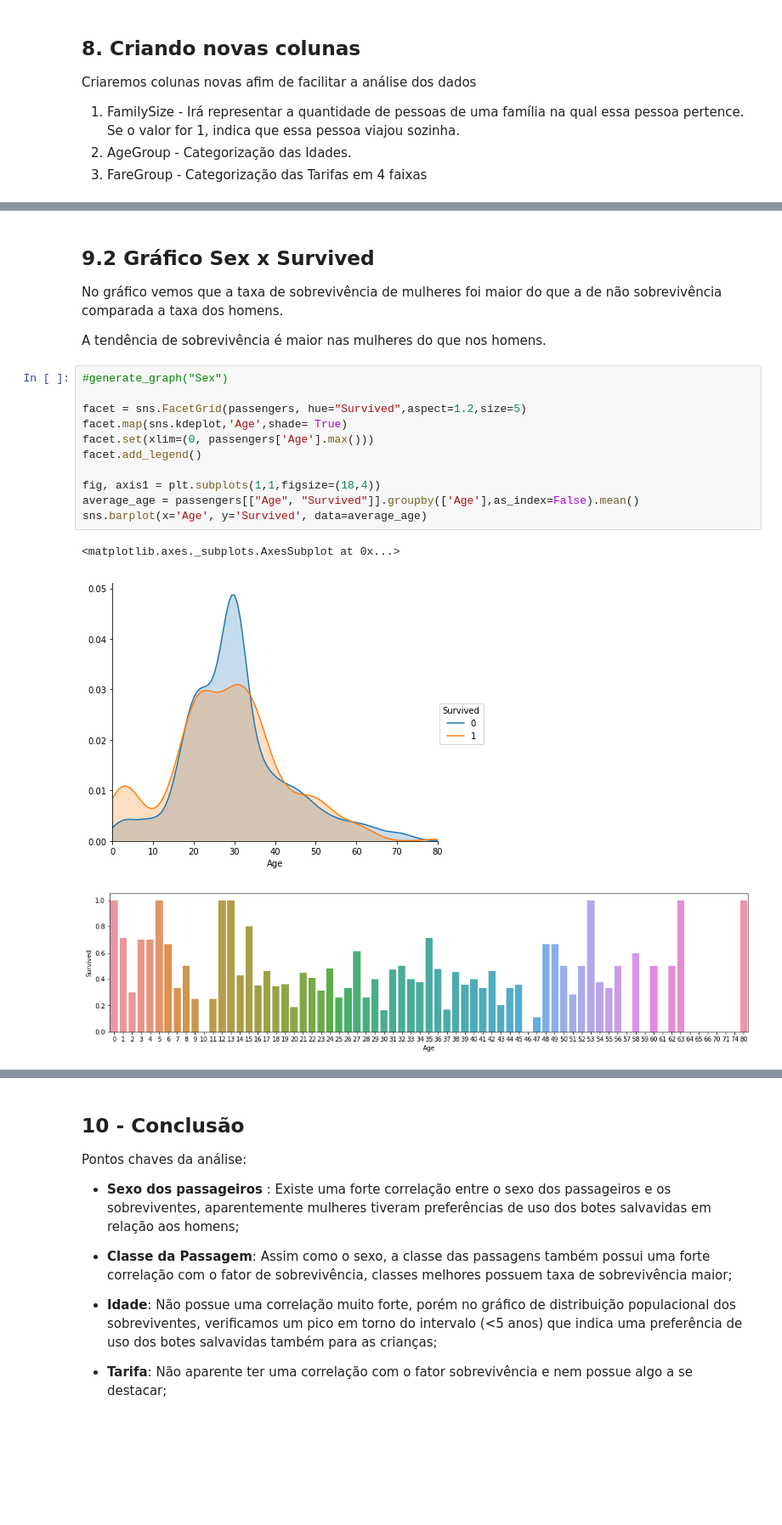
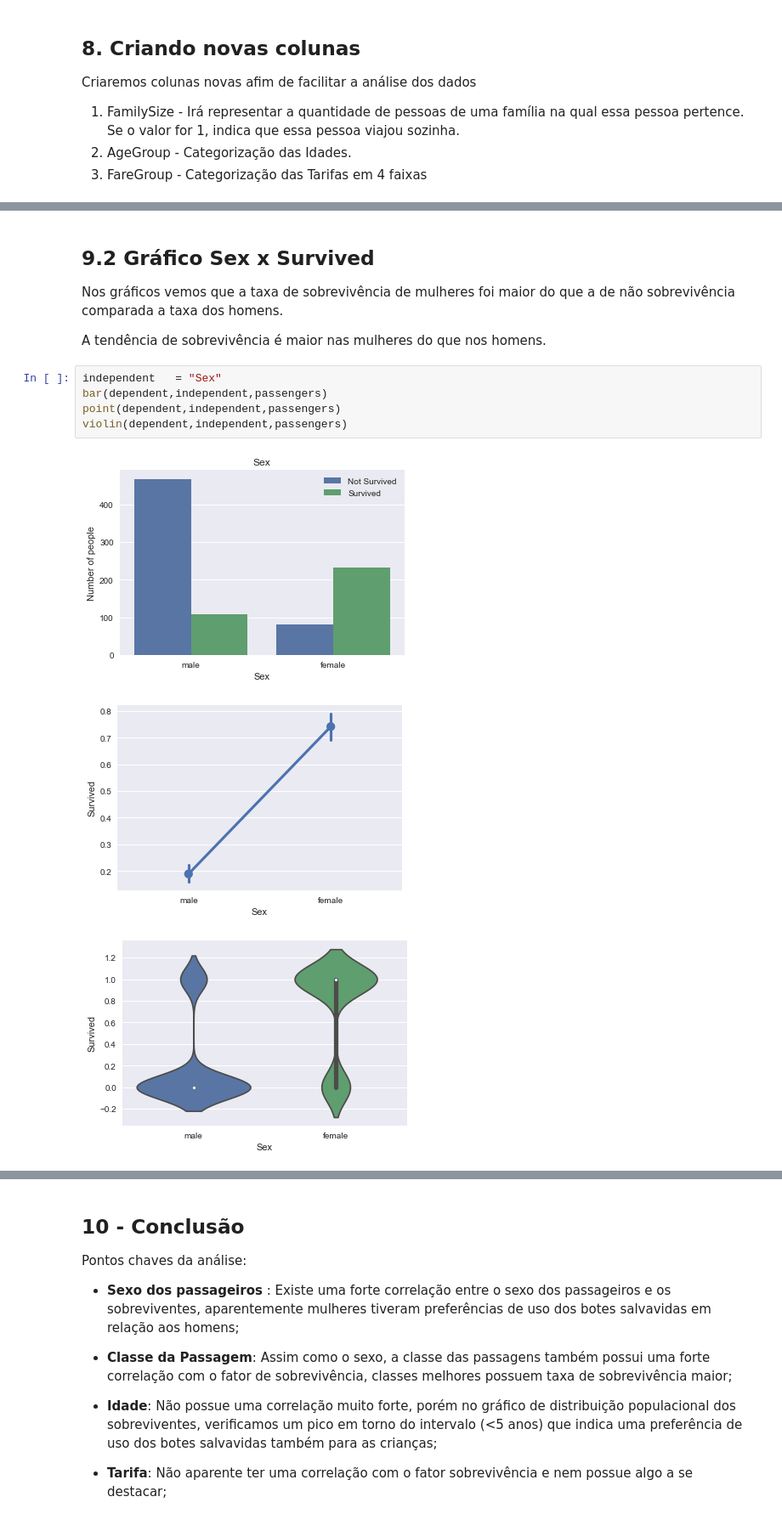
Before and after one commit to dmaiabjj/dsnd-project-titanic-survival, a Jupyter notebook: Fundamentos de Data Science I - Projeto Final.ipynb, the cells around one changed output, grey strips where cells are left out. Shown: that part at 85% size. Saved outputs shown, nothing was run; the diff lists cells and outputs as text; blank space fills up the shorter version.

```diff
--- a/Fundamentos de Data Science I - Projeto Final.ipynb
+++ b/Fundamentos de Data Science I - Projeto Final.ipynb
@@ -230,24 +304,18 @@ sns.barplot(x='Pclass', y='Survived', data=average_age)
 # %% [markdown]
 ## 9.2 Gráfico Sex x Survived
 
-No gráfico vemos que a taxa de sobrevivência de mulheres foi maior do que a de não sobrevivência comparada a taxa dos homens.
+Nos gráficos vemos que a taxa de sobrevivência de mulheres foi maior do que a de não sobrevivência comparada a taxa dos homens.
 
 A tendência de sobrevivência é maior nas mulheres do que nos homens.
-# %%
-#generate_graph("Sex")
-
-facet = sns.FacetGrid(passengers, hue="Survived",aspect=1.2,size=5)
-facet.map(sns.kdeplot,'Age',shade= True)
-facet.set(xlim=(0, passengers['Age'].max()))
-facet.add_legend()
-
-fig, axis1 = plt.subplots(1,1,figsize=(18,4))
-average_age = passengers[["Age", "Survived"]].groupby(['Age'],as_index=False).mean()
-sns.barplot(x='Age', y='Survived', data=average_age)
-# %% [output]
-<matplotlib.axes._subplots.AxesSubplot at 0x...>
-[figure, removed]
-[figure, removed]
+# %%
+independent   = "Sex"
+bar(dependent,independent,passengers)
+point(dependent,independent,passengers)
+violin(dependent,independent,passengers)
+# %% [output]
+[figure, added]
+[figure, added]
+[figure, added]
 # %% [markdown]
 ## 9.3 Gráfico FamilySize x Survived
 
```
Also changed, not shown: parts of 22 cells of this notebook.
